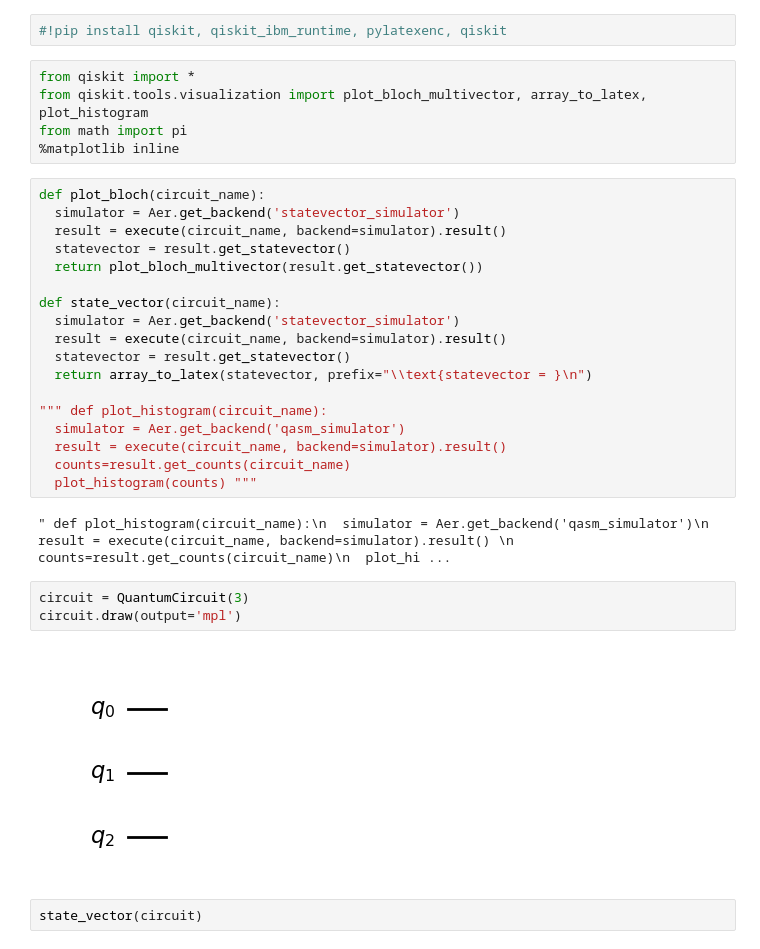
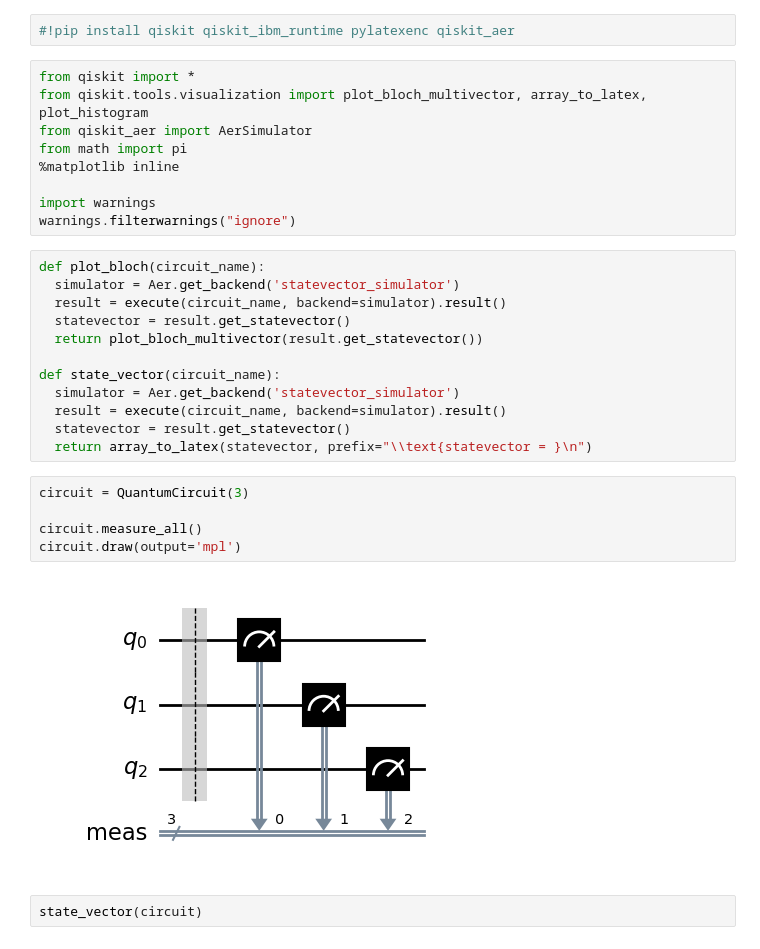
Before and after one commit to TheAmirHK/QuantumComputation, a Jupyter notebook: Multi_qubit_gates.ipynb, the cells around one changed output. Cells and saved outputs as stored; diff of their text form.

```diff
--- a/Multi_qubit_gates.ipynb
+++ b/Multi_qubit_gates.ipynb
@@ -1,12 +1,16 @@
 # %% [markdown]
 <a href="https://colab.research.google.com/github/TheAmirHK/Quantum_Computation/blob/main/Multi_qubit_gates.ipynb" target="_parent"><img src="https://colab.research.google.com/assets/colab-badge.svg" alt="Open In Colab"/></a>
 # %%
-#!pip install qiskit, qiskit_ibm_runtime, pylatexenc, qiskit
+#!pip install qiskit qiskit_ibm_runtime pylatexenc qiskit_aer
 # %%
 from qiskit import *
 from qiskit.tools.visualization import plot_bloch_multivector, array_to_latex, plot_histogram
+from qiskit_aer import AerSimulator
 from math import pi
 %matplotlib inline
+
+import warnings
+warnings.filterwarnings("ignore")
 # %%
 def plot_bloch(circuit_name):
   simulator = Aer.get_backend('statevector_simulator')
@@ -19,19 +23,13 @@ def state_vector(circuit_name):
   result = execute(circuit_name, backend=simulator).result()
   statevector = result.get_statevector()
   return array_to_latex(statevector, prefix="\\text{statevector = }\n")
-
-""" def plot_histogram(circuit_name):
-  simulator = Aer.get_backend('qasm_simulator')
-  result = execute(circuit_name, backend=simulator).result()
-  counts=result.get_counts(circuit_name)
-  plot_histogram(counts) """
-# %% [output]
-" def plot_histogram(circuit_name):\n  simulator = Aer.get_backend('qasm_simulator')\n  result = execute(circuit_name, backend=simulator).result() \n  counts=result.get_counts(circuit_name)\n  plot_hi ...
 # %%
 circuit = QuantumCircuit(3)
+
+circuit.measure_all()
 circuit.draw(output='mpl')
 # %% [output]
-[figure, old version]
+[figure, new version]
 # %%
 state_vector(circuit)
 # %% [output]
```
Also changed, not shown: parts of 15 cells of this notebook.
